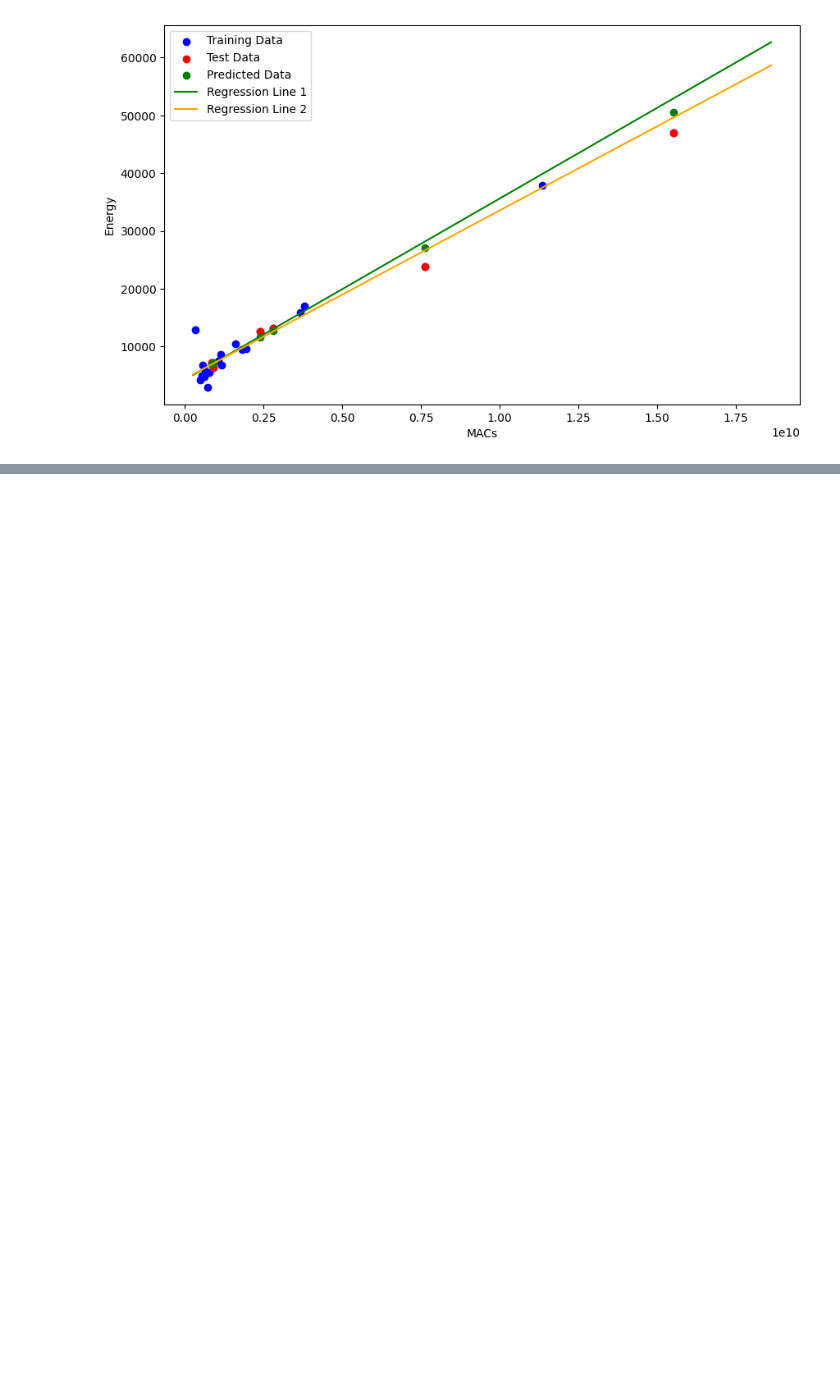
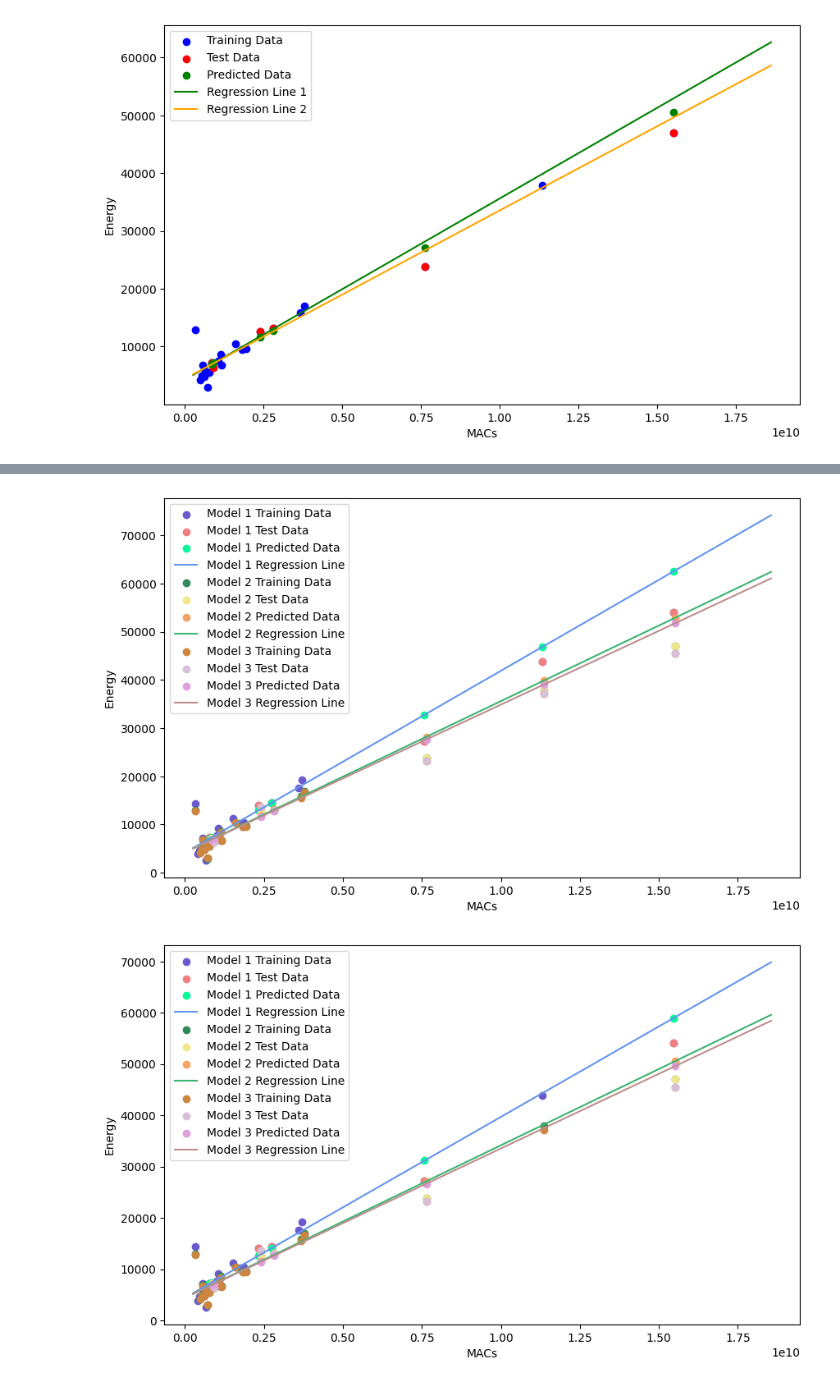
Before and after one commit to dtjgp/GreenAI, a Jupyter notebook: Cloud/4090/code/FinalDataAnalysis_func3.ipynb, the cells around one changed output, grey strips where cells are left out. Saved outputs shown, nothing was run; the diff lists cells and outputs as text; code cells hidden in the pictures; blank space fills up the shorter version.

Commit message:
udpate the data analysis

```diff
--- a/Cloud/4090/code/FinalDataAnalysis_func3.ipynb
+++ b/Cloud/4090/code/FinalDataAnalysis_func3.ipynb
@@ -571,0 +450,57 @@ plot_coef3(fashionmnist_modelinfo, cifar100_dataset, cifar10_dataset,
+# %%
+def plot_coef3(df1, df2, df3,
+               macs_test1, energy_test1, energy_pred1,
+               macs_test2, energy_test2, energy_pred2,
+               macs_test3, energy_test3, energy_pred3,
+               model1, model2, model3):
+    # Define the extended x-axis range for plotting
+    extended_x_min1 = min(df1['MACs'].min(), macs_test1.min()) * 0.8
+    extended_x_max1 = max(df1['MACs'].max(), macs_test1.max()) * 1.2
+    extended_x1 = np.linspace(extended_x_min1, extended_x_max1, 100)
+
+    # Set up plot
+    plt.figure(figsize=(10, 6))
+
+    # Define color palette with softer tones
+    train_colors = ['slateblue', 'seagreen', 'peru']  # Softer colors for training data
+    test_colors = ['lightcoral', 'khaki', 'thistle']  # Softer colors for test data
+    pred_colors = ['mediumspringgreen', 'sandybrown', 'plum']  # Softer colors for prediction data
+    line_colors = ['cornflowerblue', 'mediumseagreen', 'rosybrown']  # Softer colors for regression lines
+
+    # Plotting data points and regression lines for each model
+    datasets = [
+        (df1, macs_test1, energy_test1, energy_pred1, model1, 'Model 1'),
+        (df2, macs_test2, energy_test2, energy_pred2, model2, 'Model 2'),
+        (df3, macs_test3, energy_test3, energy_pred3, model3, 'Model 3')
+    ]
+
+    for idx, (df, macs_test, energy_test, energy_pred, model, label) in enumerate(datasets):
+        plt.scatter(df['MACs'], df['TotalEnergyPerEpoch'], color=train_colors[idx], label=f'{label} Training Data')
+        plt.scatter(macs_test, energy_test, color=test_colors[idx], label=f'{label} Test Data')
+        plt.scatter(macs_test, energy_pred, color=pred_colors[idx], label=f'{label} Predicted Data')
+
+        # Regression line
+        model_coef = model.coef_
+        model_intercept = model.intercept_
+        extended_y = model_coef * extended_x1 + model_intercept
+        plt.plot(extended_x1, extended_y.reshape(-1,1), color=line_colors[idx], label=f'{label} Regression Line')
+
+    # Setting labels and legend
+    plt.xlabel('MACs')
+    plt.ylabel('Energy')
+    plt.legend()
+    plt.show()
+
+plot_coef3(fashionmnist_modelinfo, cifar100_dataset, cifar10_dataset,
+                macs_test_f, energy_test_f, predict1_f,
+                macs_test_c, energy_test_c, predict1_c,
+                macs_test_c10, energy_test_c10, predict1_c10,
+                model1_f, model1_c, model1_c10)
+plot_coef3(fashionmnist_modelinfo, cifar100_dataset, cifar10_dataset,
+                macs_test_f2, energy_test_f2, predict2_f,
+                macs_test_c2, energy_test_c2, predict2_c,
+                macs_test_c2_10, energy_test_c2_10, predict2_c10,
+                model2_f, model2_c, model2_c10)
+# %% [output]
+[figure, added]
+[figure, added]
```
Also changed, not shown: parts of 6 cells of this notebook, 5 other files.
